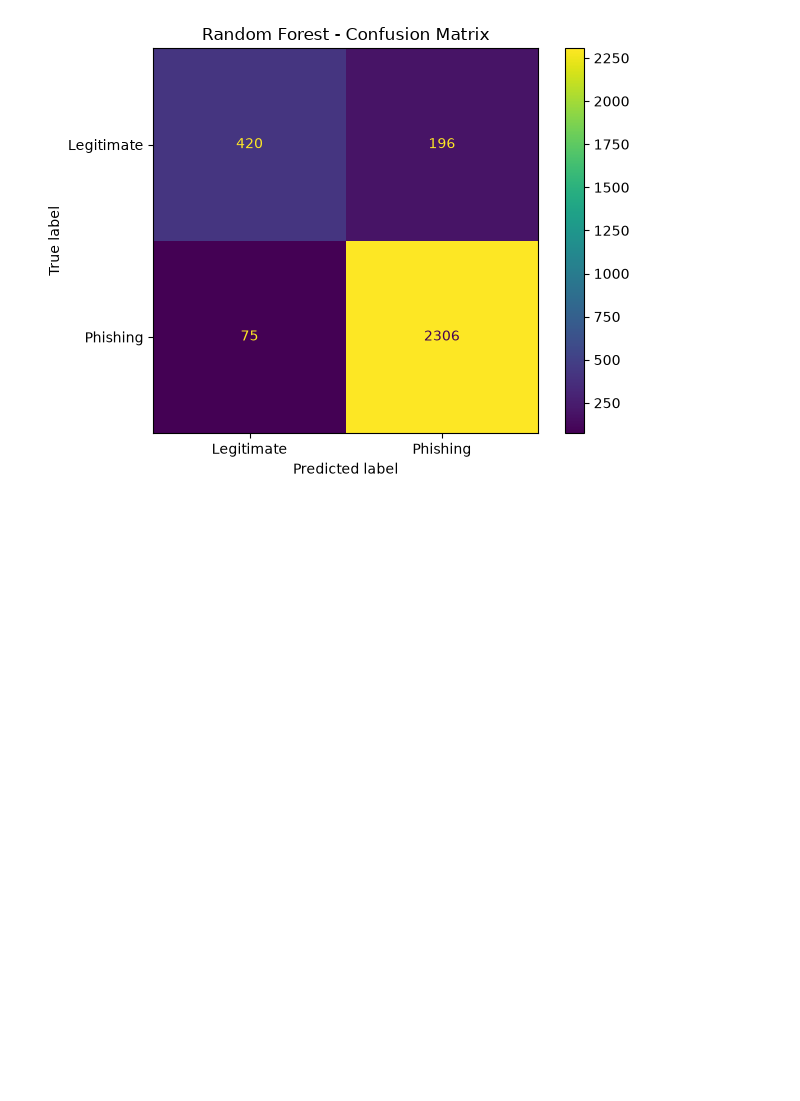
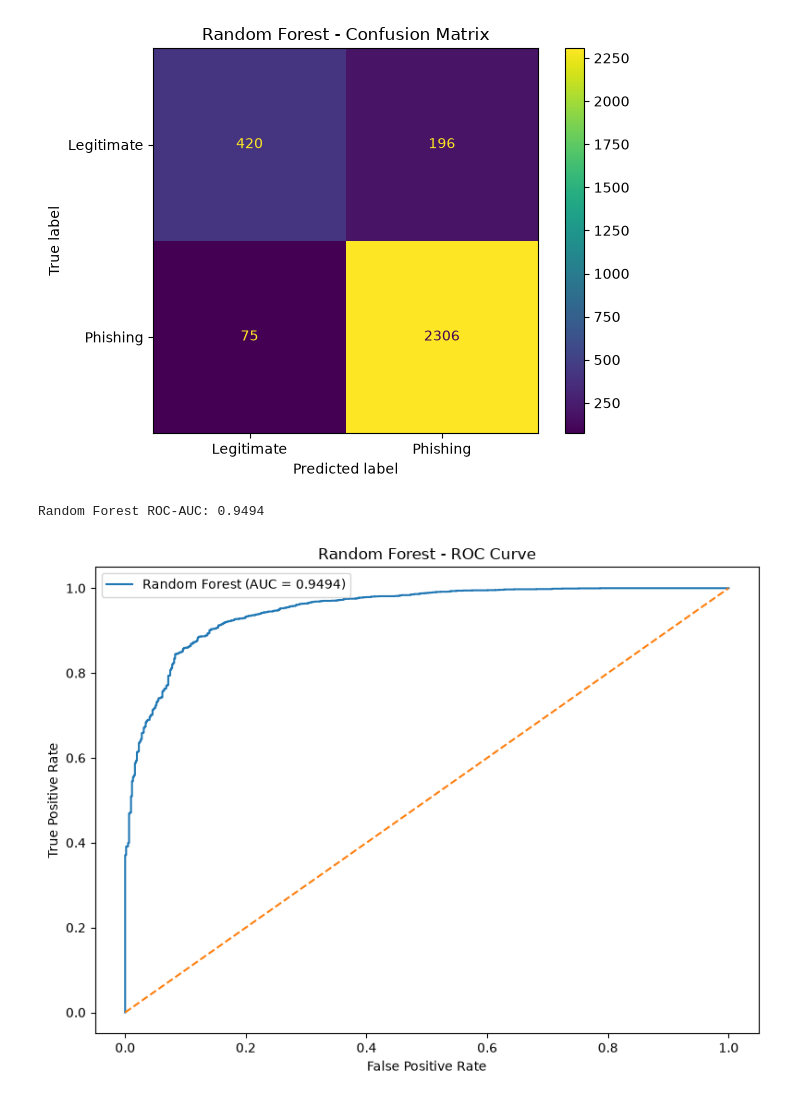
Before and after one commit to sreevatsarajesh/FML_project, a Jupyter notebook: phishing_detection_ml/notebooks/07_model_optimization.ipynb, the cells around one changed output. Drawn from its saved outputs; the diff is of its cells as text; code cells hidden in the pictures; blank space fills up the shorter version.

Commit message:
graphs

```diff
--- a/phishing_detection_ml/notebooks/07_model_optimization.ipynb
+++ b/phishing_detection_ml/notebooks/07_model_optimization.ipynb
@@ -290,3 +290,27 @@ Confusion Matrix:
 [[ 420  196]
  [  75 2306]]
 [figure]
+# %%
+from sklearn.metrics import roc_curve, roc_auc_score
+y_test_proba_rf = best_rf.predict_proba(X_test)[:, 1]
+fpr, tpr, thresholds = roc_curve(y_test, y_test_proba_rf)
+auc_score = roc_auc_score(y_test, y_test_proba_rf)
+print("Random Forest ROC-AUC:", round(auc_score, 4))
+plt.figure(figsize=(8, 6))
+plt.plot(fpr, tpr, label=f"Random Forest (AUC = {auc_score:.4f})")
+plt.plot([0, 1], [0, 1], linestyle="--")
+
+plt.xlabel("False Positive Rate")
+plt.ylabel("True Positive Rate")
+plt.title("Random Forest - ROC Curve")
+plt.legend()
+plt.tight_layout()
+plt.savefig(
+    "../results/figures/random_forest_roc_curve.png",
+    dpi=300,
+    bbox_inches="tight"
+)
+plt.show()
+# %% [output]
+Random Forest ROC-AUC: 0.9494
+[figure, added]
```
Also changed, not shown: parts of 2 cells of this notebook, 3 other files.
